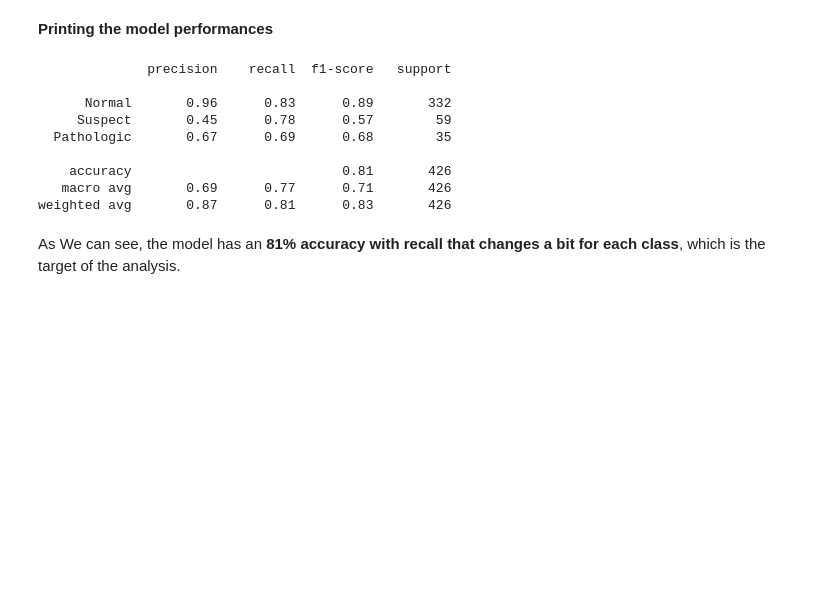
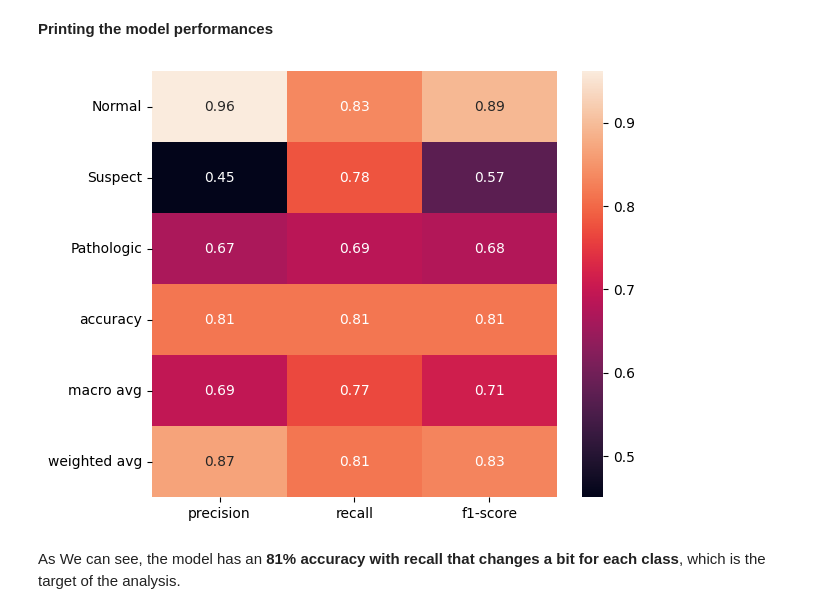
Before and after one commit to ginoferretti/data_challenge_eni, a Jupyter notebook: data_challenge_eni.ipynb, the cells around one changed output. Drawn from its saved outputs; the diff is of its cells as text; code cells hidden in the pictures; blank space fills up the shorter version.

Commit message:
aggiungendo i report heatmap

```diff
--- a/data_challenge_eni.ipynb
+++ b/data_challenge_eni.ipynb
@@ -435,18 +435,14 @@ y_pred = lr.predict(X=X_test_std)
 # %%
 target_names=['Normal','Suspect','Pathologic']
 # %%
-lr_performances=classification_report(y_true=y_test, y_pred=y_pred, target_names=target_names)
-print(lr_performances)
+lr_performances=classification_report(y_true=y_test, y_pred=y_pred, target_names=target_names, output_dict=True)
+# .iloc[:-1, :] to exclude support
+sns.heatmap(pd.DataFrame(lr_performances).iloc[:-1, :].T, annot=True)
+plt.tight_layout()
+plt.savefig('Materiale_powerpoint/report_logistic_reg.png')
+plt.show()
 # %% [output]
-              precision    recall  f1-score   support
-
-      Normal       0.96      0.83      0.89       332
-     Suspect       0.45      0.78      0.57        59
-  Pathologic       0.67      0.69      0.68        35
-
-    accuracy                           0.81       426
-   macro avg       0.69      0.77      0.71       426
-weighted avg       0.87      0.81      0.83       426
+[figure, added]
 # %% [markdown]
 As We can see, the model has an **81% accuracy with recall that changes a bit for each class**, which is the target of the analysis.
 # %% [markdown]
```
Also changed, not shown: parts of 8 cells of this notebook, 8 other files.
